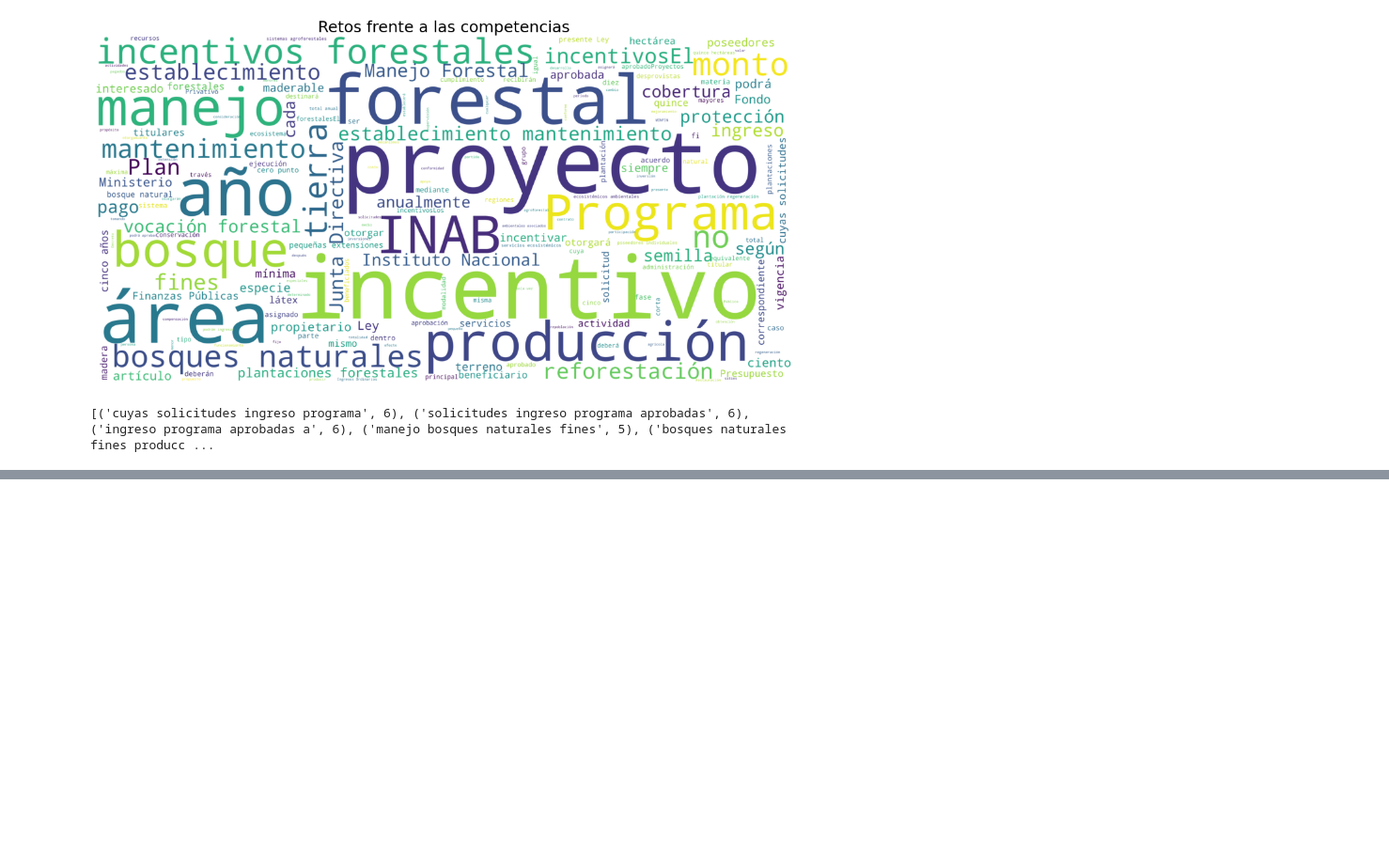
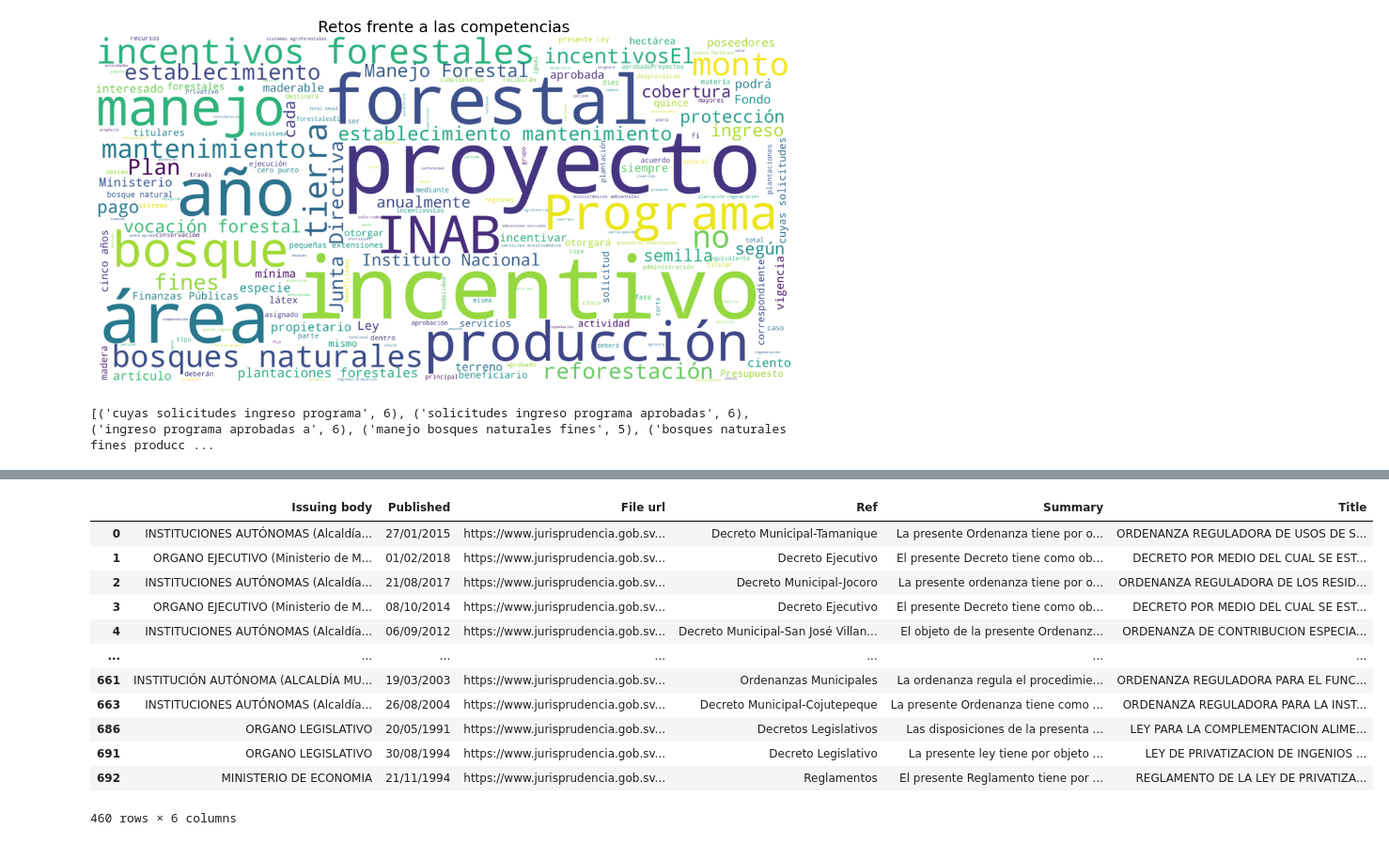
Before and after one commit to rongfang323/policy-data-analyzer, a Jupyter notebook: tasks/src/sentece_stats.ipynb, the cells around one changed output, grey strips where cells are left out. Shown: that part at 94% size. Cells and saved outputs as stored; diff of their text form; code cells hidden in the pictures; blank space fills up the shorter version.

```diff
--- a/tasks/src/sentece_stats.ipynb
+++ b/tasks/src/sentece_stats.ipynb
@@ -156,0 +213,22 @@ pd.read_csv()
+# %%
+col_short = ['Issuing body', 'Published', 'File url', 'Ref',
+       'Summary', 'Title']
+df1_short = df1[col_short]
+df2_short = df2[col_short]
+df_all = df1_short.append(df2_short, ignore_index = True)
+df_all.drop_duplicates(subset = ["Title"], inplace = True)
+df_all
+# %% [output]
+|  | Issuing body | Published | File url | Ref | Summary | Title |
+| 0 | INSTITUCIONES AUTÓNOMAS (Alcaldía... | 27/01/2015 | https://www.jurisprudencia.gob.sv... | Decreto Municipal-Tamanique | La presente Ordenanza tiene por o... | ORDENANZA REGULADORA DE USOS DE S... |
+| 1 | ORGANO EJECUTIVO (Ministerio de M... | 01/02/2018 | https://www.jurisprudencia.gob.sv... | Decreto Ejecutivo | El presente Decreto tiene como ob... | DECRETO POR MEDIO DEL CUAL SE EST... |
+| 2 | INSTITUCIONES AUTÓNOMAS (Alcaldía... | 21/08/2017 | https://www.jurisprudencia.gob.sv... | Decreto Municipal-Jocoro | La presente ordenanza tiene por o... | ORDENANZA REGULADORA DE LOS RESID... |
+| 3 | ORGANO EJECUTIVO (Ministerio de M... | 08/10/2014 | https://www.jurisprudencia.gob.sv... | Decreto Ejecutivo | El presente Decreto tiene como ob... | DECRETO POR MEDIO DEL CUAL SE EST... |
+| 4 | INSTITUCIONES AUTÓNOMAS (Alcaldía... | 06/09/2012 | https://www.jurisprudencia.gob.sv... | Decreto Municipal-San José Villan... | El objeto de la presente Ordenanz... | ORDENANZA DE CONTRIBUCION ESPECIA... |
+| ... | ... | ... | ... | ... | ... | ... |
+| 661 | INSTITUCIÓN AUTÓNOMA (ALCALDÍA MU... | 19/03/2003 | https://www.jurisprudencia.gob.sv... | Ordenanzas Municipales | La ordenanza regula el procedimie... | ORDENANZA REGULADORA PARA EL FUNC... |
+| 663 | INSTITUCIONES AUTÓNOMAS (Alcaldía... | 26/08/2004 | https://www.jurisprudencia.gob.sv... | Decreto Municipal-Cojutepeque | La presente Ordenanza tiene como ... | ORDENANZA REGULADORA PARA LA INST... |
+| 686 | ORGANO LEGISLATIVO | 20/05/1991 | https://www.jurisprudencia.gob.sv... | Decretos Legislativos | Las disposiciones de la presenta ... | LEY PARA LA COMPLEMENTACION ALIME... |
+| 691 | ORGANO LEGISLATIVO | 30/08/1994 | https://www.jurisprudencia.gob.sv... | Decreto Legislativo | La presente ley tiene por objeto ... | LEY DE PRIVATIZACION DE INGENIOS ... |
+| 692 | MINISTERIO DE ECONOMIA | 21/11/1994 | https://www.jurisprudencia.gob.sv... | Reglamentos | El presente Reglamento tiene por ... | REGLAMENTO DE LA LEY DE PRIVATIZA... |
+460 rows × 6 columns
```
Also changed, not shown: parts of 6 cells of this notebook, 2 other files.
